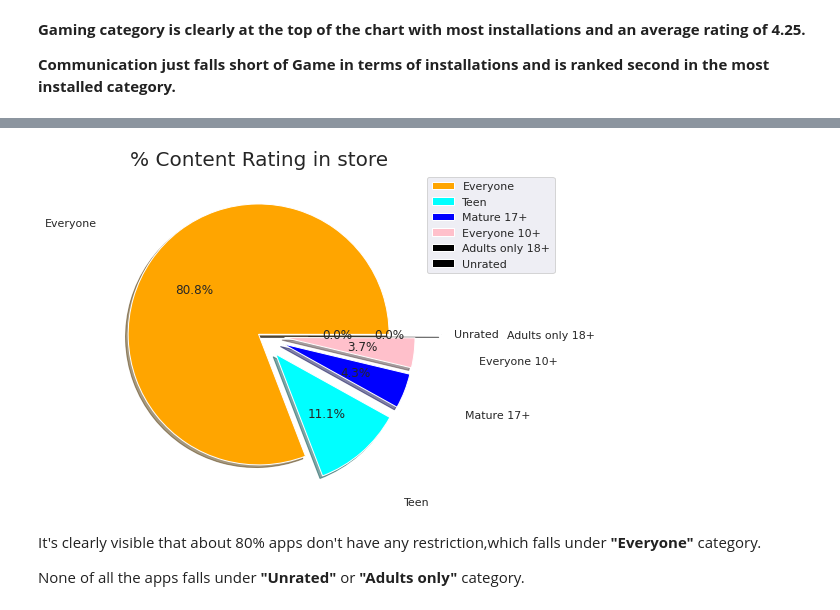
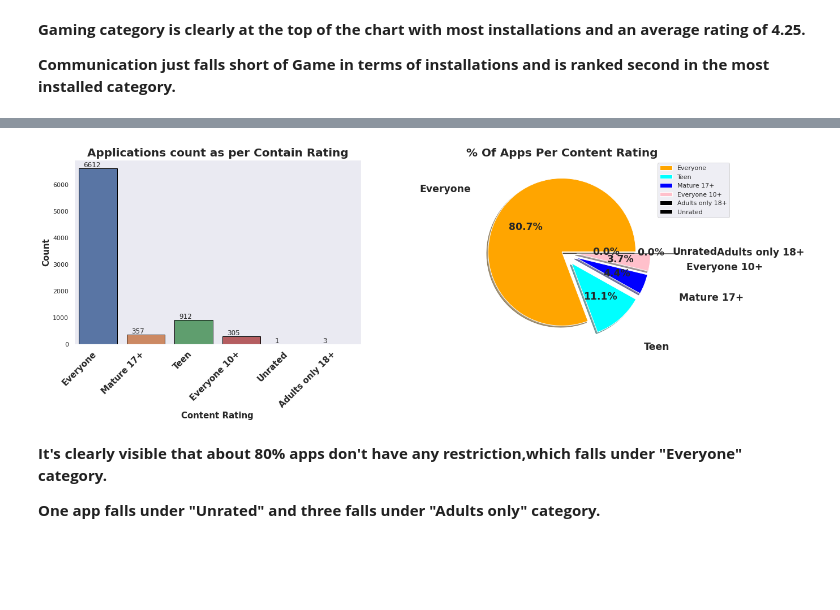
Before and after one commit to priyankashinde-DS/Play_Store_App, a Jupyter notebook: Play_Store_App_Review_Cpastone_Project.ipynb, the cells around one changed output, grey strips where cells are left out. Saved outputs shown, nothing was run; the diff lists cells and outputs as text; code cells hidden in the pictures; blank space fills up the shorter version.

```diff
--- a/Play_Store_App_Review_Cpastone_Project.ipynb
+++ b/Play_Store_App_Review_Cpastone_Project.ipynb
@@ -400,11 +460,13 @@ Total Number of categories are :33 and are as follow['FAMILY', 'BEAUTY', 'COMMUN
 # %%
 # Categories Plot In Descending Count Order
 plt.figure(figsize=(20,6))
-sns.set_theme(style="whitegrid")
+sns.set_theme(style="white")
 ax=sns.countplot(play_store_app_data['Category'],order=play_store_app_data['Category'].value_counts().index,color='#00a9b5')
-ax.set_xticklabels(ax.get_xticklabels(), rotation=45,ha='right')
-ax.set_title('Applications Count Per Category',fontsize=20)
+ax.set_xticklabels(ax.get_xticklabels(),rotation=40,ha='right',size=12,fontdict={"weight": "bold"})
+ax.set_xlabel('Category',size=15,fontdict={"weight": "bold"})
+ax.set_ylabel('Count',fontsize=15,fontdict={"weight": "bold"})
+ax.set_title('Applications Count Per Category',fontsize=20,fontdict={"weight": "bold"})
 
 for p in ax.patches:
-        ax.annotate('{:}'.format(p.get_height()), (p.get_x()+0.1, p.get_height()+50))
+        ax.annotate('{:}'.format(p.get_height()), (p.get_x()+0.1, p.get_height()+30))
 # %% [output]
@@ -541,3 +543,0 @@ play_store_app_data['Size'] = play_store_app_data['Size'].apply(lambda x:str(x).
-# %%
-#Replacing the M symbol by with
-play_store_app_data['Size'] = play_store_app_data['Size'].apply(lambda x:str(x).replace('M', ''))
@@ -798,0 +803,3 @@ Name: Price, dtype: float64
+# %%
+#Replacing the M symbol by with
+play_store_app_data['Size'] = play_store_app_data['Size'].apply(lambda x:x.replace('M', ''))
@@ -822,17 +881,32 @@ for p in ax.patches:
 # %%
-#Let's plot Pie chart
-plt.figure(figsize=(7,6))
+sns.set_style('dark')
+plt.figure(figsize=(20,6))
+plt.subplot(1,2,1)
+ax=sns.countplot(play_store_app_data['Content Rating'],edgecolor='black')
+ax.set_xticklabels(ax.get_xticklabels(),rotation=45,ha='right',size=15,fontdict={"weight": "bold"})
+ax.set_xlabel('Content Rating',size=15,fontdict={"weight": "bold"})
+ax.set_ylabel('Count',size=15,fontdict={"weight": "bold"})
+ax.set_title('Applications count as per Contain Rating',fontsize=20,fontdict={"weight": "bold"})
+for p in ax.patches:
+        ax.annotate('{:}'.format(p.get_height()), (p.get_x()+0.1, p.get_height()+50))
+
+# Pichart for content rating
+plt.subplot(1,2,2)
 labels = play_store_app_data['Content Rating'].value_counts(sort = True).index
 sizes = play_store_app_data['Content Rating'].value_counts(sort = True)
-explode =(0,0.2,0.2,0.2,0.4,0)
+explode =(0,0.2,0.2,0.2,0.6,0)
 colors = ( "orange", "cyan",  "blue","pink","black",'black')
-plt.pie(sizes,explode=explode, colors = colors,labels=labels, autopct='%1.1f%%', shadow=True,labeldistance=1.5)
-plt.title('% Content Rating in store',size = 20)
+patches, texts, pcts = plt.pie(sizes,explode=explode, colors = colors,labels=labels, autopct='%1.1f%%', shadow=True,labeldistance=1.5,
+wedgeprops={'linewidth': 1.0, 'edgecolor': 'white'},textprops={'size': 'x-large',"weight": "bold"})
+plt.title('% Of Apps Per Content Rating',size = 20,fontdict={"weight": "bold"})
+
+
 plt.legend( bbox_to_anchor=(1,1))
 plt.show()
 # %% [output]
-[figure, old version]
+[figure, new version]
 # %% [markdown]
-It's clearly visible that about 80% apps don't have any restriction,which falls under **"Everyone"** category.
 
-None of all the apps falls under **"Unrated"** or **"Adults only"** category.
+**It's clearly visible that about 80% apps don't have any restriction,which falls under "Everyone" category.**
+
+**One app falls under "Unrated" and three falls under "Adults only" category.**
```
Also changed, not shown: parts of 200 cells of this notebook.
